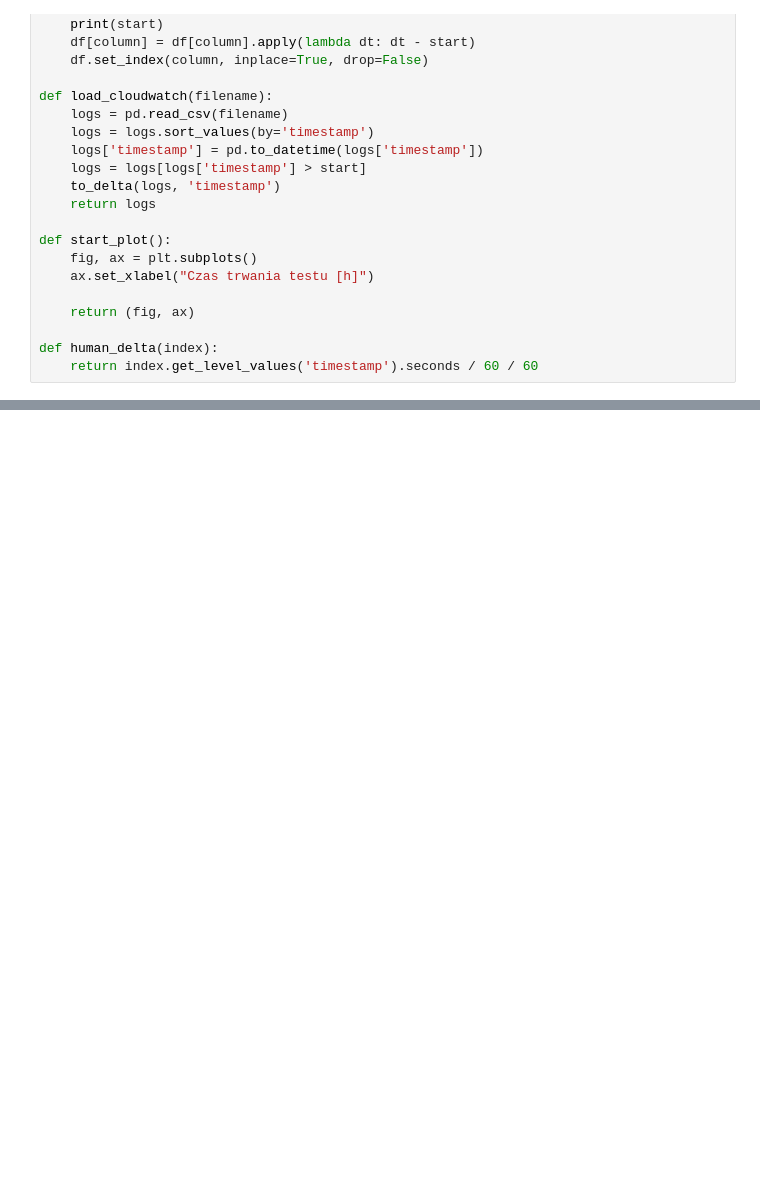
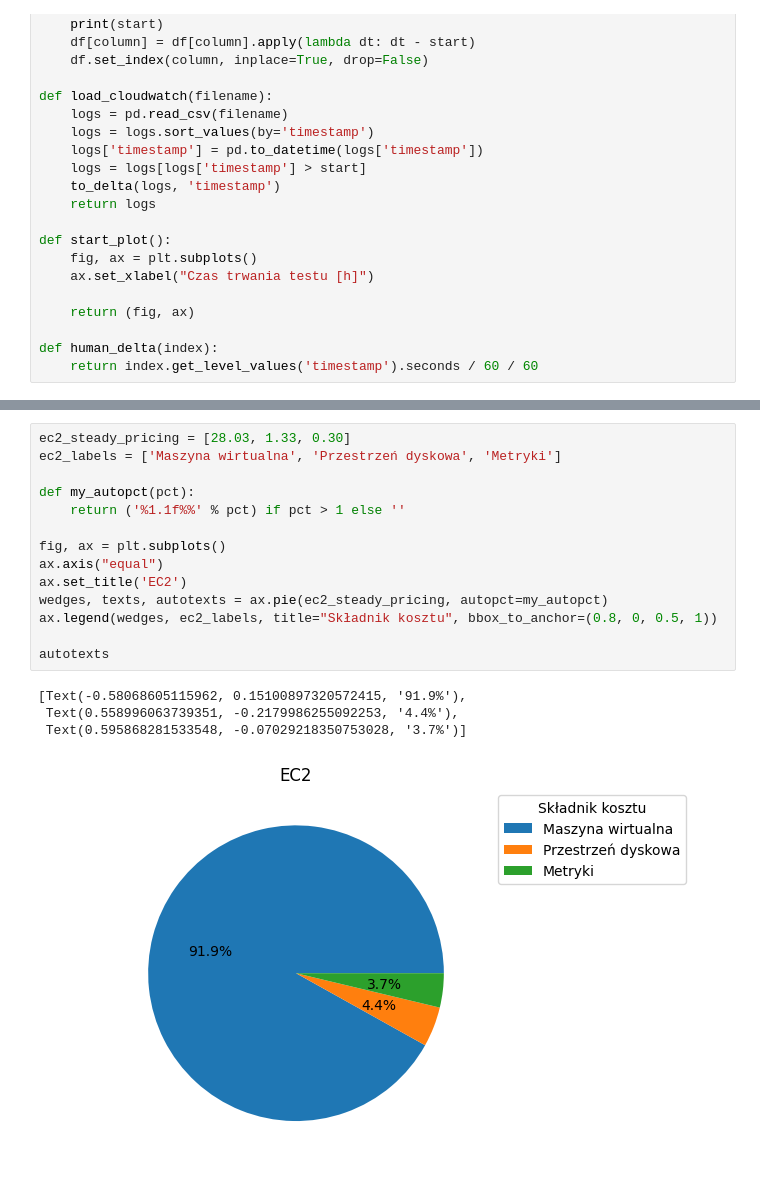
Before and after one commit to moreno-models/api, a Jupyter notebook: analysis/cost_analysis.ipynb, the cells around one changed output, grey strips where cells are left out. Saved outputs shown, nothing was run; the diff lists cells and outputs as text; blank space fills up the shorter version.

```diff
--- a/analysis/cost_analysis.ipynb
+++ b/analysis/cost_analysis.ipynb
@@ -88,0 +117,19 @@ max_put_requests, max_get_requests, max_size
+# %%
+ec2_steady_pricing = [28.03, 1.33, 0.30]
+ec2_labels = ['Maszyna wirtualna', 'Przestrzeń dyskowa', 'Metryki']
+
+def my_autopct(pct):
+    return ('%1.1f%%' % pct) if pct > 1 else ''
+
+fig, ax = plt.subplots()
+ax.axis("equal")
+ax.set_title('EC2')
+wedges, texts, autotexts = ax.pie(ec2_steady_pricing, autopct=my_autopct)
+ax.legend(wedges, ec2_labels, title="Składnik kosztu", bbox_to_anchor=(0.8, 0, 0.5, 1))
+
+autotexts
+# %% [output]
+[Text(-0.58068605115962, 0.15100897320572415, '91.9%'),
+ Text(0.558996063739351, -0.2179986255092253, '4.4%'),
+ Text(0.595868281533548, -0.07029218350753028, '3.7%')]
+[figure, added]
```
Also changed, not shown: parts of 5 cells of this notebook, 4 other files.
